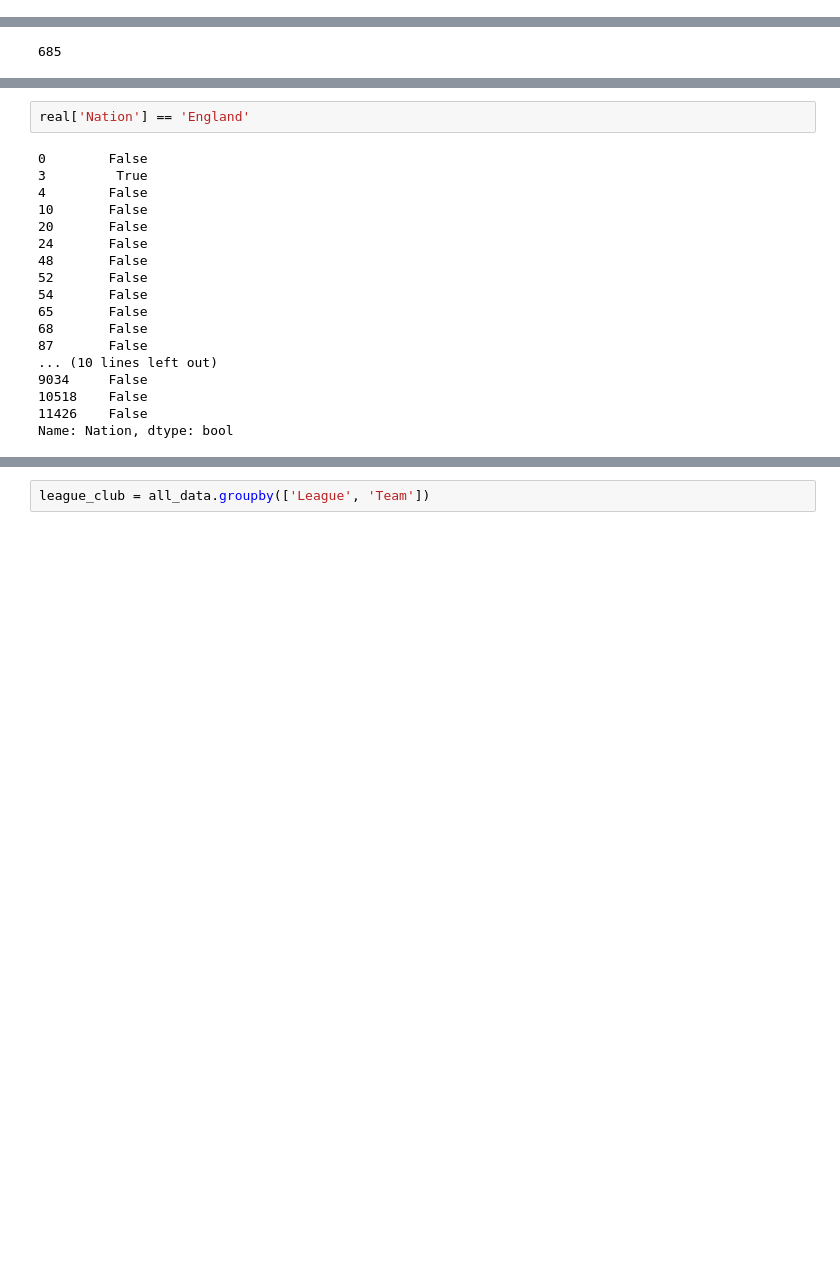
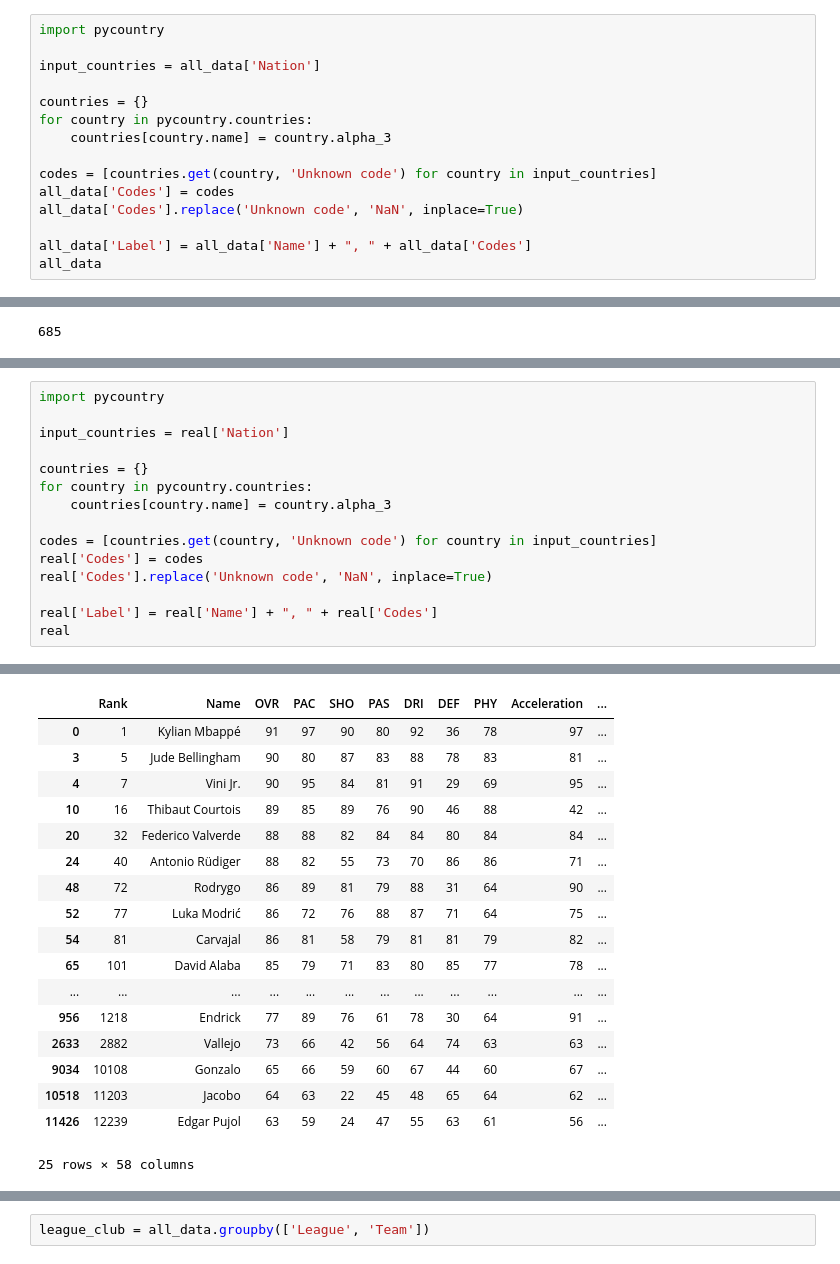
Before and after one commit to Szafranerio/Data-Science-Projects, a Jupyter notebook: FC2025_Player_Analysis.ipynb, the cells around one changed output, grey strips where cells are left out. Saved outputs shown, nothing was run; the diff lists cells and outputs as text; blank space fills up the shorter version.

```diff
--- a/FC2025_Player_Analysis.ipynb
+++ b/FC2025_Player_Analysis.ipynb
@@ -96,0 +242,15 @@ Passing `palette` without assigning `hue` is deprecated and will be removed in v
+# %%
+import pycountry
+
+input_countries = all_data['Nation']
+
+countries = {}
+for country in pycountry.countries:
+    countries[country.name] = country.alpha_3
+
+codes = [countries.get(country, 'Unknown code') for country in input_countries]
+all_data['Codes'] = codes
+all_data['Codes'].replace('Unknown code', 'NaN', inplace=True)
+
+all_data['Label'] = all_data['Name'] + ", " + all_data['Codes']
+all_data
@@ -157,20 +482,16 @@ real.head()
-# %%
-real['Nation'] == 'England'
-# %% [output]
-0        False
-3         True
-4        False
-10       False
-20       False
-24       False
-48       False
-52       False
-54       False
-65       False
-68       False
-87       False
-... (10 lines left out)
-9034     False
-10518    False
-11426    False
-Name: Nation, dtype: bool
+# %%
+import pycountry
+
+input_countries = real['Nation']
+
+countries = {}
+for country in pycountry.countries:
+    countries[country.name] = country.alpha_3
+
+codes = [countries.get(country, 'Unknown code') for country in input_countries]
+real['Codes'] = codes
+real['Codes'].replace('Unknown code', 'NaN', inplace=True)
+
+real['Label'] = real['Name'] + ", " + real['Codes']
+real
+# %% [output]
@@ -176,0 +515,18 @@ Name: Nation, dtype: bool
+|  | Rank | Name | OVR | PAC | SHO | PAS | DRI | DEF | PHY | Acceleration | ... |
+| 0 | 1 | Kylian Mbappé | 91 | 97 | 90 | 80 | 92 | 36 | 78 | 97 | ... |
+| 3 | 5 | Jude Bellingham | 90 | 80 | 87 | 83 | 88 | 78 | 83 | 81 | ... |
+| 4 | 7 | Vini Jr. | 90 | 95 | 84 | 81 | 91 | 29 | 69 | 95 | ... |
+| 10 | 16 | Thibaut Courtois | 89 | 85 | 89 | 76 | 90 | 46 | 88 | 42 | ... |
+| 20 | 32 | Federico Valverde | 88 | 88 | 82 | 84 | 84 | 80 | 84 | 84 | ... |
+| 24 | 40 | Antonio Rüdiger | 88 | 82 | 55 | 73 | 70 | 86 | 86 | 71 | ... |
+| 48 | 72 | Rodrygo | 86 | 89 | 81 | 79 | 88 | 31 | 64 | 90 | ... |
+| 52 | 77 | Luka Modrić | 86 | 72 | 76 | 88 | 87 | 71 | 64 | 75 | ... |
+| 54 | 81 | Carvajal | 86 | 81 | 58 | 79 | 81 | 81 | 79 | 82 | ... |
+| 65 | 101 | David Alaba | 85 | 79 | 71 | 83 | 80 | 85 | 77 | 78 | ... |
+| ... | ... | ... | ... | ... | ... | ... | ... | ... | ... | ... | ... |
+| 956 | 1218 | Endrick | 77 | 89 | 76 | 61 | 78 | 30 | 64 | 91 | ... |
+| 2633 | 2882 | Vallejo | 73 | 66 | 42 | 56 | 64 | 74 | 63 | 63 | ... |
+| 9034 | 10108 | Gonzalo | 65 | 66 | 59 | 60 | 67 | 44 | 60 | 67 | ... |
+| 10518 | 11203 | Jacobo | 64 | 63 | 22 | 45 | 48 | 65 | 64 | 62 | ... |
+| 11426 | 12239 | Edgar Pujol | 63 | 59 | 24 | 47 | 55 | 63 | 61 | 56 | ... |
+25 rows × 58 columns
```
Also changed, not shown: parts of 29 cells of this notebook.
